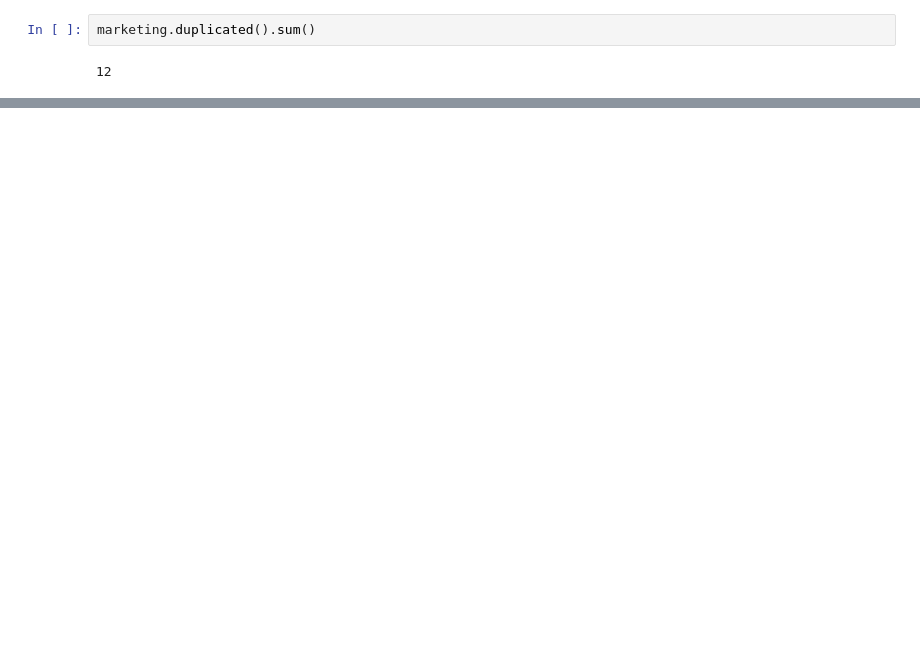
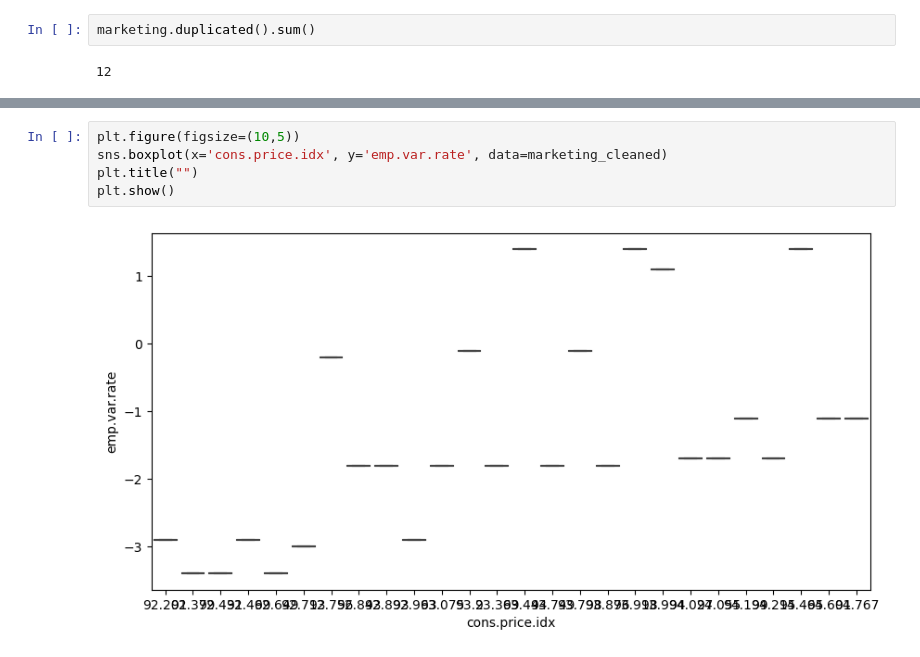
Before and after one commit to flynn-ky-t2/kaggle_f., a Jupyter notebook: bank-marketing-coding-practice.ipynb, the cells around one changed output, grey strips where cells are left out. Drawn from its saved outputs; the diff is of its cells as text; blank space fills up the shorter version.

```diff
--- a/bank-marketing-coding-practice.ipynb
+++ b/bank-marketing-coding-practice.ipynb
@@ -277,3 +429,10 @@ marketing[['duration', 'emp.var.rate', 'cons.price.idx',
 | 50% | 180.000000 | 1.100000 | 93.749000 | -41.800000 | 4.857000 | 5191.000000 |
 | 75% | 319.000000 | 1.400000 | 93.994000 | -36.400000 | 4.961000 | 5228.100000 |
 | max | 4918.000000 | 1.400000 | 94.767000 | -26.900000 | 5.045000 | 5228.100000 |
+# %%
+plt.figure(figsize=(10,5))
+sns.boxplot(x='cons.price.idx', y='emp.var.rate', data=marketing_cleaned)
+plt.title("")
+plt.show()
+# %% [output]
+[figure, added]
```
Also changed, not shown: parts of 57 cells of this notebook.
